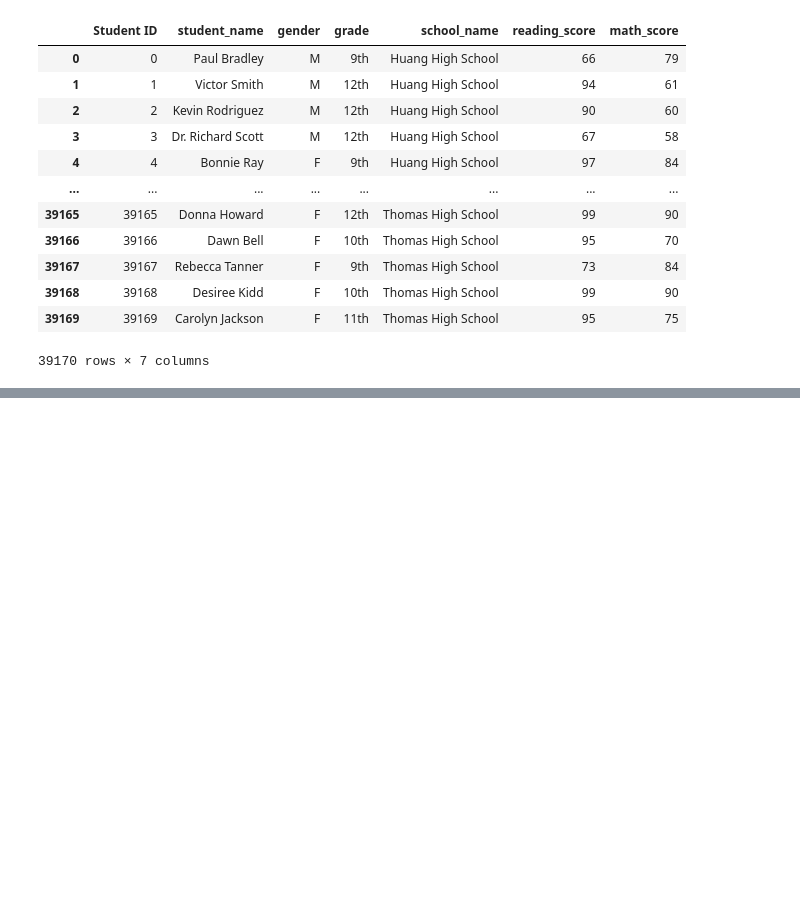
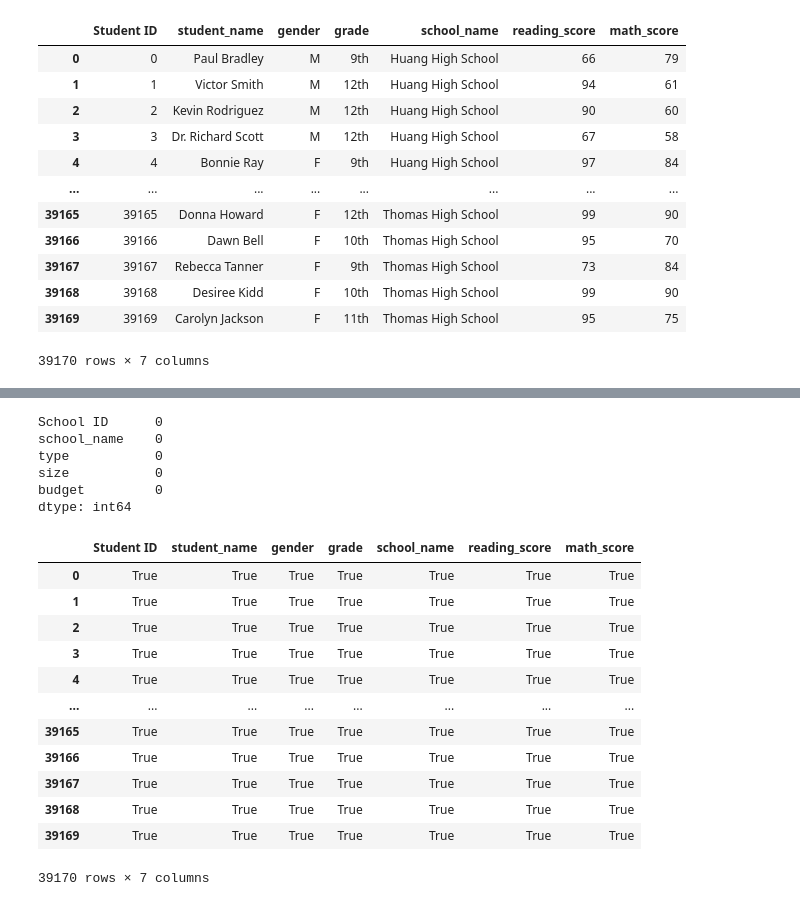
Before and after one commit to davidatoms/School_District_Analysis, a Jupyter notebook: PyCitySchools.ipynb, the cells around one changed output, grey strips where cells are left out. Drawn from its saved outputs; the diff is of its cells as text; code cells hidden in the pictures; blank space fills up the shorter version.

```diff
--- a/PyCitySchools.ipynb
+++ b/PyCitySchools.ipynb
@@ -54,0 +126,27 @@ student_data_df
+# %%
+# Determine if there are any missing values in the school data and sum them if so using the isnull and sum
+school_data_df.isnull().sum()
+# %% [output]
+School ID      0
+school_name    0
+type           0
+size           0
+budget         0
+dtype: int64
+# %%
+# Determine if there are any missing values in the student data using nonnull
+student_data_df.notnull()
+# %% [output]
+|  | Student ID | student_name | gender | grade | school_name | reading_score | math_score |
+| 0 | True | True | True | True | True | True | True |
+| 1 | True | True | True | True | True | True | True |
+| 2 | True | True | True | True | True | True | True |
+| 3 | True | True | True | True | True | True | True |
+| 4 | True | True | True | True | True | True | True |
+| ... | ... | ... | ... | ... | ... | ... | ... |
+| 39165 | True | True | True | True | True | True | True |
+| 39166 | True | True | True | True | True | True | True |
+| 39167 | True | True | True | True | True | True | True |
+| 39168 | True | True | True | True | True | True | True |
+| 39169 | True | True | True | True | True | True | True |
+39170 rows × 7 columns
```
Also changed, not shown: parts of 13 cells of this notebook, 5 other files.
